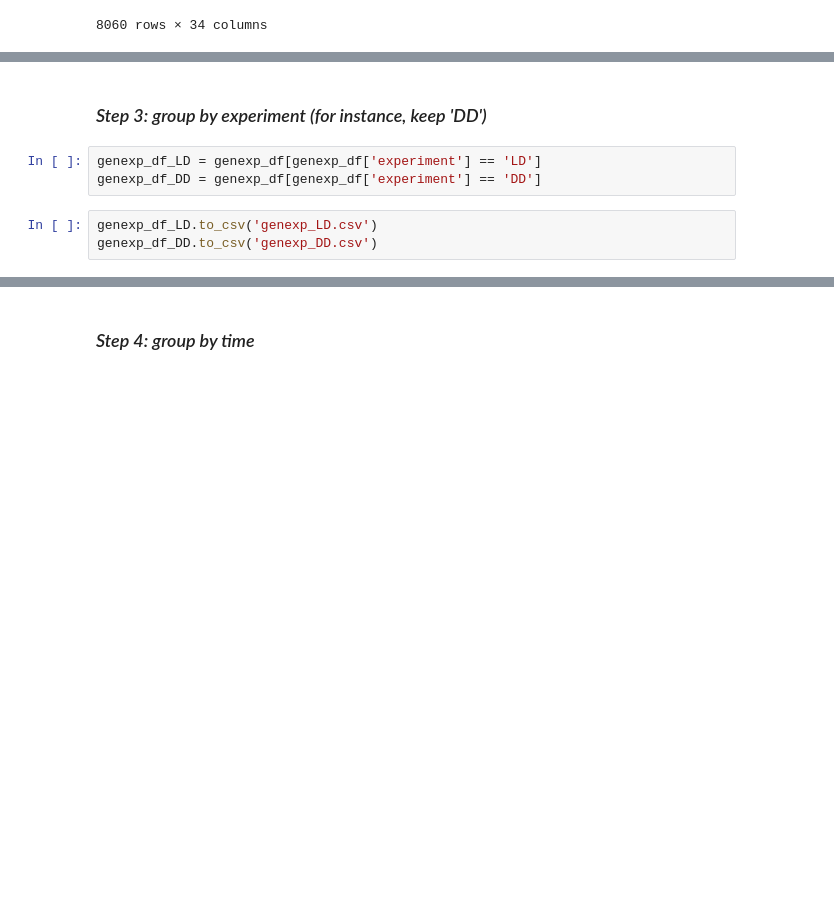
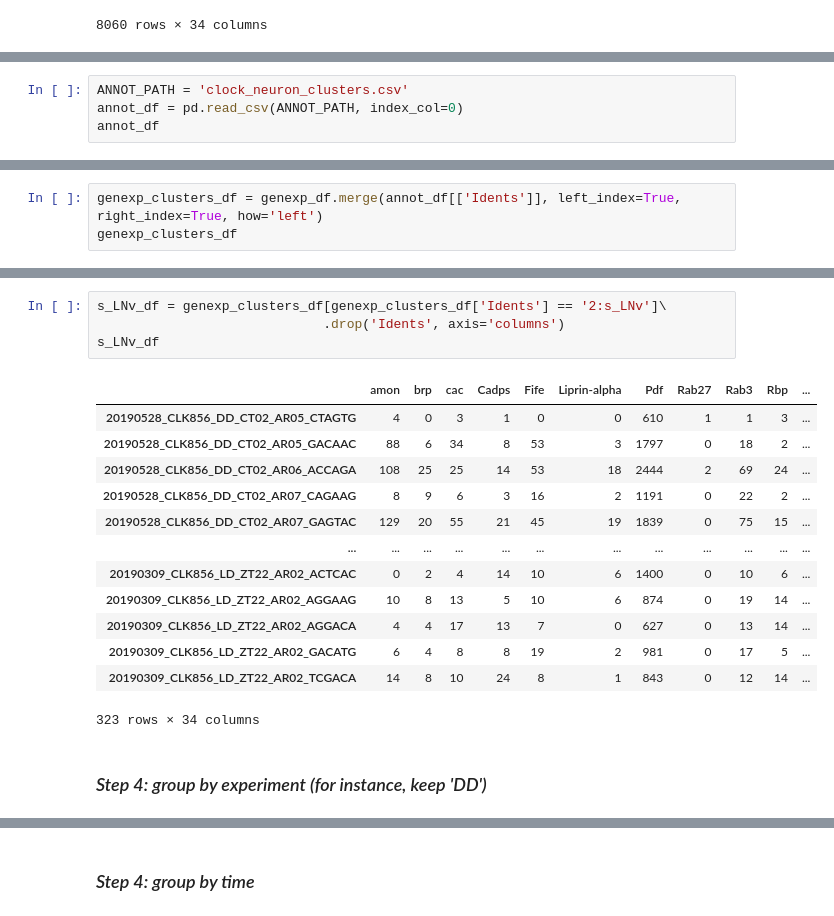
Before and after one commit to gonzagrau/circadian-drosophilia-viewer, a Jupyter notebook: groupby_time.ipynb, the cells around one changed output, grey strips where cells are left out. Saved outputs shown, nothing was run; the diff lists cells and outputs as text; blank space fills up the shorter version.

```diff
--- a/groupby_time.ipynb
+++ b/groupby_time.ipynb
@@ -119,0 +122,4 @@ genexp_df
+# %%
+ANNOT_PATH = 'clock_neuron_clusters.csv'
+annot_df = pd.read_csv(ANNOT_PATH, index_col=0)
+annot_df
@@ -119,0 +140,3 @@ genexp_df
+# %%
+genexp_clusters_df = genexp_df.merge(annot_df[['Idents']], left_index=True, right_index=True, how='left')
+genexp_clusters_df
@@ -120,8 +157,20 @@ genexp_df
+# %%
+s_LNv_df = genexp_clusters_df[genexp_clusters_df['Idents'] == '2:s_LNv']\
+                             .drop('Idents', axis='columns')
+s_LNv_df
+# %% [output]
+|  | amon | brp | cac | Cadps | Fife | Liprin-alpha | Pdf | Rab27 | Rab3 | Rbp | ... |
+| 20190528_CLK856_DD_CT02_AR05_CTAGTG | 4 | 0 | 3 | 1 | 0 | 0 | 610 | 1 | 1 | 3 | ... |
+| 20190528_CLK856_DD_CT02_AR05_GACAAC | 88 | 6 | 34 | 8 | 53 | 3 | 1797 | 0 | 18 | 2 | ... |
+| 20190528_CLK856_DD_CT02_AR06_ACCAGA | 108 | 25 | 25 | 14 | 53 | 18 | 2444 | 2 | 69 | 24 | ... |
+| 20190528_CLK856_DD_CT02_AR07_CAGAAG | 8 | 9 | 6 | 3 | 16 | 2 | 1191 | 0 | 22 | 2 | ... |
+| 20190528_CLK856_DD_CT02_AR07_GAGTAC | 129 | 20 | 55 | 21 | 45 | 19 | 1839 | 0 | 75 | 15 | ... |
+| ... | ... | ... | ... | ... | ... | ... | ... | ... | ... | ... | ... |
+| 20190309_CLK856_LD_ZT22_AR02_ACTCAC | 0 | 2 | 4 | 14 | 10 | 6 | 1400 | 0 | 10 | 6 | ... |
+| 20190309_CLK856_LD_ZT22_AR02_AGGAAG | 10 | 8 | 13 | 5 | 10 | 6 | 874 | 0 | 19 | 14 | ... |
+| 20190309_CLK856_LD_ZT22_AR02_AGGACA | 4 | 4 | 17 | 13 | 7 | 0 | 627 | 0 | 13 | 14 | ... |
+| 20190309_CLK856_LD_ZT22_AR02_GACATG | 6 | 4 | 8 | 8 | 19 | 2 | 981 | 0 | 17 | 5 | ... |
+| 20190309_CLK856_LD_ZT22_AR02_TCGACA | 14 | 8 | 10 | 24 | 8 | 1 | 843 | 0 | 12 | 14 | ... |
+323 rows × 34 columns
 # %% [markdown]
-### *Step 3: group by experiment (for instance, keep 'DD')*
+### *Step 4: group by experiment (for instance, keep 'DD')*
-# %%
-genexp_df_LD = genexp_df[genexp_df['experiment'] == 'LD']
-genexp_df_DD = genexp_df[genexp_df['experiment'] == 'DD']
-# %%
-genexp_df_LD.to_csv('genexp_LD.csv')
-genexp_df_DD.to_csv('genexp_DD.csv')
```
Also changed, not shown: parts of 16 cells of this notebook, 11 other files.
